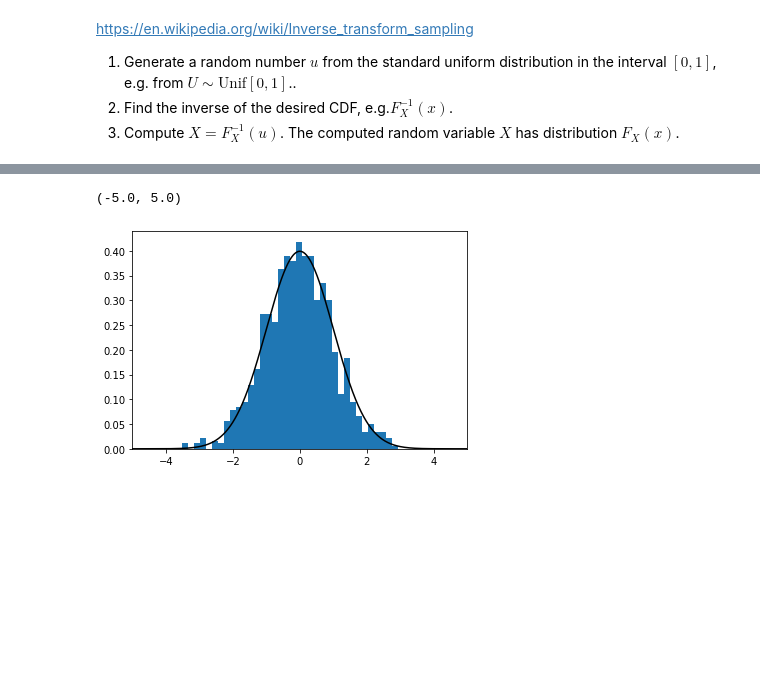
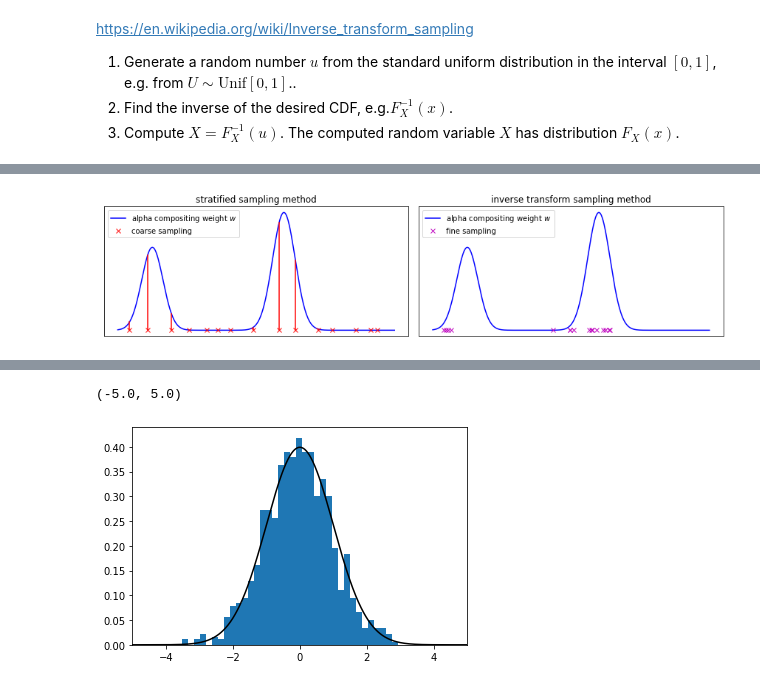
Before and after one commit to fireofearth/document, a Jupyter notebook: python/doc.distribution.ipynb, the cells around one changed output, grey strips where cells are left out. Saved outputs shown, nothing was run; the diff lists cells and outputs as text; code cells hidden in the pictures; blank space fills up the shorter version.

Commit message:
inspect inverse transform sampling

```diff
--- a/python/doc.distribution.ipynb
+++ b/python/doc.distribution.ipynb
@@ -70,14 +87 @@ def sample_pdf(bins, weights, N_samples, det=False):
     return samples
-# %%
-x = [-16., -15.88955032, -13.79719406, -11.50376164, -9.23401194, -6.7972302,
-      -4.39565018, -2.20699269, -0.17509329, 2.34970027, 4.58082733,
-       6.9216749, 9.1692103, 11.2758262, 13.74463244,  15.94867499]
-y = [6.15973919e-19, 3.71976341e-15, 1.47494145e-11, 1.47107256e-08,
-     7.42051892e-06, 9.54506879e-03, 1.64236818e-01, 6.69337539e-02,
-     5.76356442e-02, 2.27615768e-02, 3.30201766e-03, 8.48201922e-02,
-     5.30371579e-02, 1.07928951e-04, 2.47766170e-09]
-x, y = torch.tensor(x)[None], torch.tensor(y)[None]
-print(x.shape, y.shape)
-z = sample_pdf(x, y, 100)
-z = z.numpy()
-z
@@ -155,0 +88,75 @@ fig.tight_layout()
+# %%
+# use sample_pdf() to resample using inverse transform sampling method
+
+class RandDistribution(object):
+    def __init__(self):
+        self.norms = []
+        self.coeffs = []
+        for _ in range(random.randint(2, 5)):
+            loc = random.uniform(-16, 16)
+            scale = random.uniform(0.5, 2)
+            norm = scipy.stats.norm(loc=loc, scale=scale)
+            self.norms.append(norm)
+            self.coeffs.append(random.uniform(0.05, 1.))
+
+    def __call__(self, x):
+        return sum(map(lambda t: t[0]*t[1].pdf(x), zip(self.coeffs, self.norms)))
+
+# norm1 = scipy.stats.norm(loc=1.8, scale=2)
+# norm2 = scipy.stats.norm(loc=-2, scale=1)
+# norm3 = scipy.stats.norm(loc=10, scale=1)
+# def distribution(x):
+#     return 0.3*norm1.pdf(x) + 0.4*norm2.pdf(x) + 0.3*norm3.pdf(x)
+distribution = RandDistribution()
+# distribution = lambda x: np.zeros(x.shape, dtype=float)
+
+fig = plt.figure(figsize=(12, 3))
+ax = fig.add_subplot(121)
+
+# plot the PDF
+x = np.linspace(-16, 16, 1000)
+y = distribution(x)
+ax.plot(x, y, "-b", label="alpha compositing weight $w$")
+_x = x
+_y = y
+
+# course samples from the PDF
+N = 16
+x = np.linspace(-16, 16, N)
+should_jiggle_samples = True
+if should_jiggle_samples:
+    x = np.random.uniform(low=x[:-1] , high=x[1:])
+
+should_test_dups = False
+if should_test_dups:
+    x[4] = x[3]
+    x[5] = x[3]
+    x[6] = x[3]
+    x[7] = x[3]
+    x[8] = x[3]
+    x[9] = x[3]
+# Gaussian
+y = distribution(x)
+ax.plot(x, np.zeros(x.size), "rx", label="coarse sampling")
+ax.set_title("stratified sampling method")
+z = np.vstack((np.zeros(x.size)[None], y[None])).T
+for _h, _z in zip(x, z):
+    ax.plot([_h, _h], _z, "-r")
+
+# compute more samples using sample_pdf()
+x = np.sort(np.insert(x, 0, -16.))
+x, y = torch.tensor(x)[None], torch.tensor(y)[None]
+z = sample_pdf(x, y, 16, det=False)
+z = z.numpy()
+ax = fig.add_subplot(122)
+
+ax.plot(_x, _y, "-b", label="alpha compositing weight $w$")
+ax.plot(z[0], np.zeros(z.size), "mx", label="fine sampling")
+ax.set_title("inverse transform sampling method")
+
+for ax in fig.axes:
+    ax.set_xticks([]); ax.set_yticks([])
+    ax.legend()
+fig.tight_layout()
+# %% [output]
+[figure, added]
```
Also changed, not shown: parts of 6 cells of this notebook, 1 other file.
